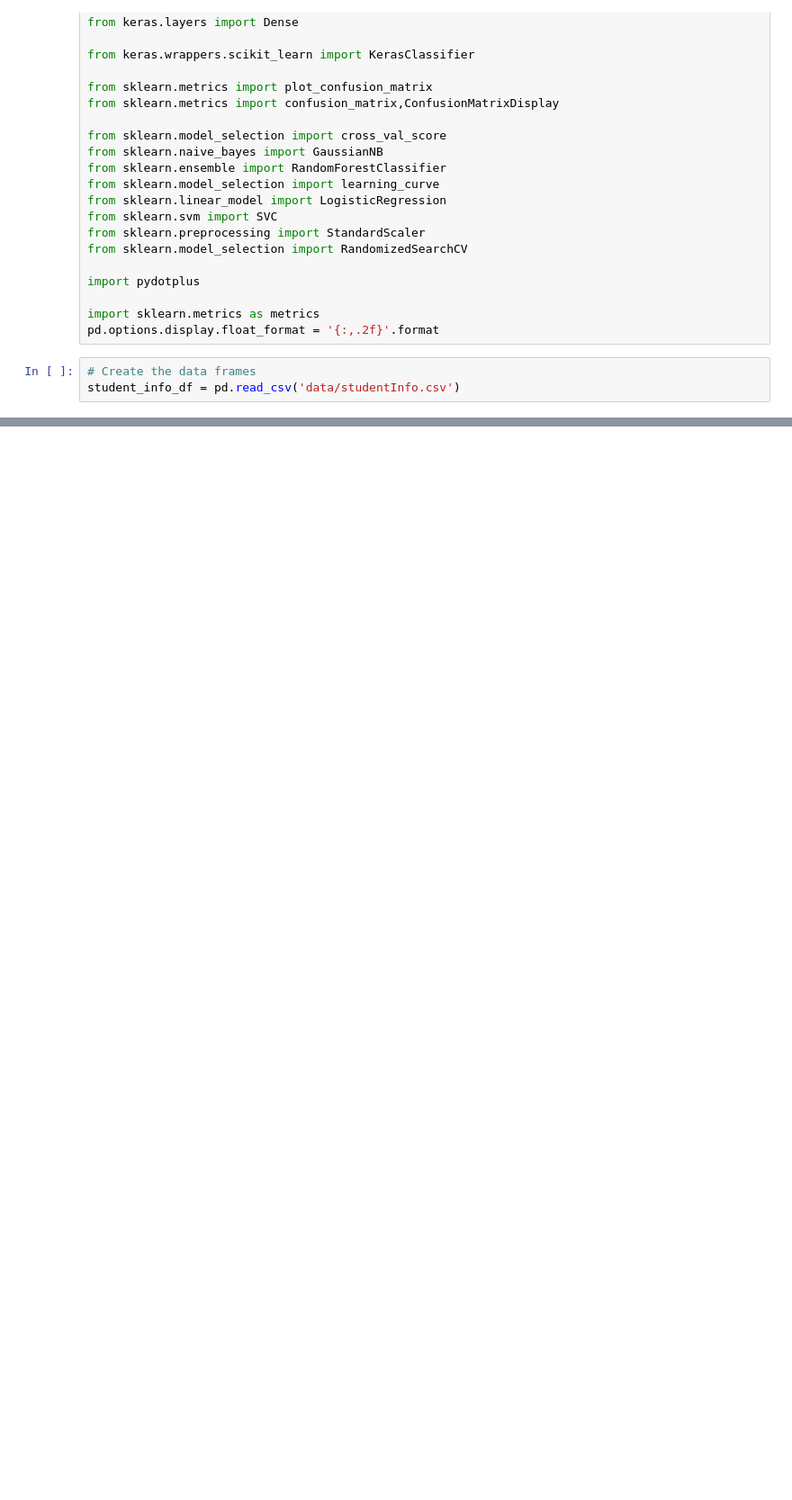
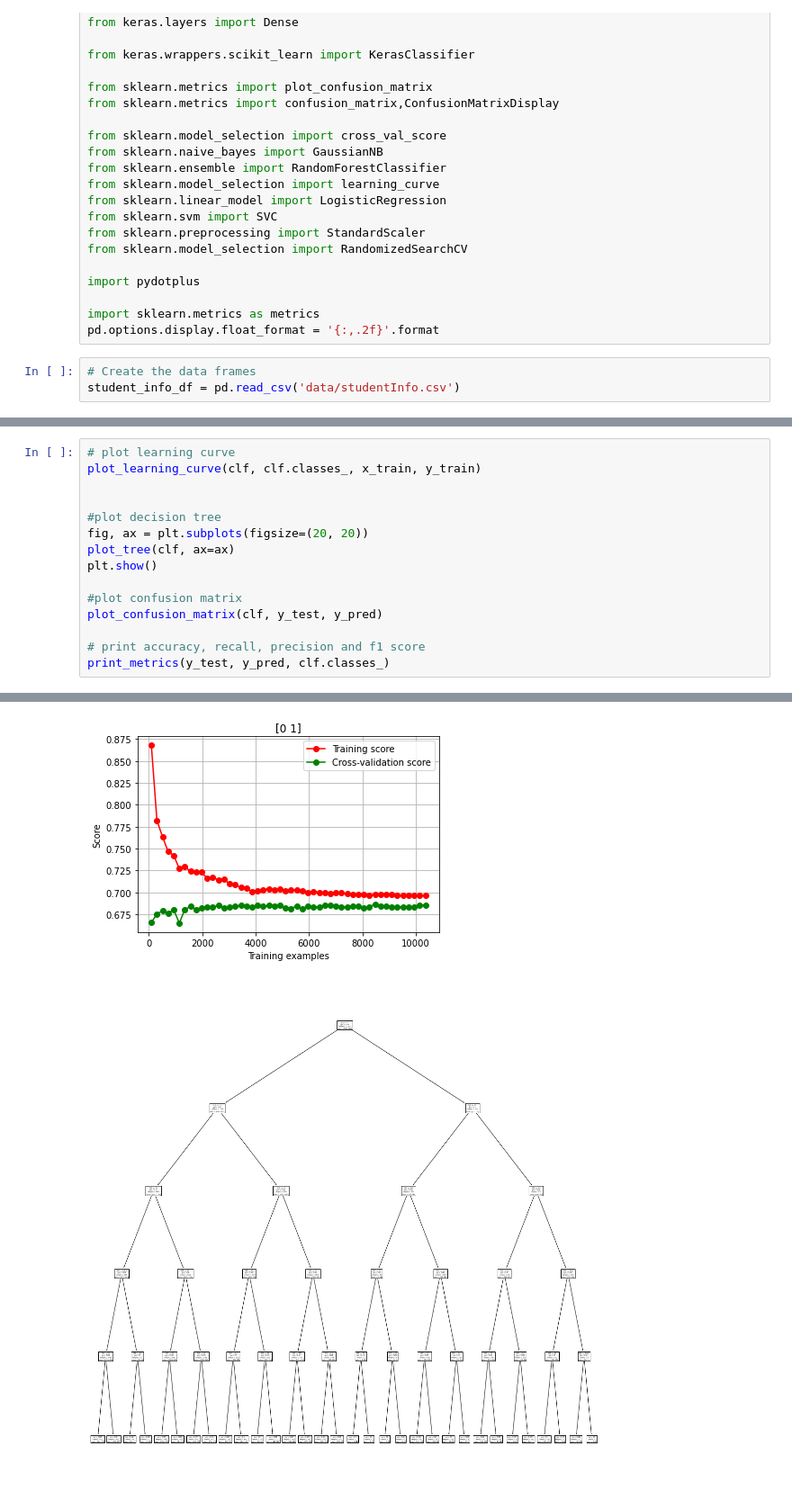
Before and after one commit to randmon/ucll_ti_data_and_ai_group_assignments, a Jupyter notebook: Assignment 3/test.ipynb, the cells around one changed output, grey strips where cells are left out. Shown at 90% size. Drawn from its saved outputs; the diff is of its cells as text; blank space fills up the shorter version.

```diff
--- a/Assignment 3/test.ipynb
+++ b/Assignment 3/test.ipynb
@@ -117,0 +123,16 @@ plt.show()
+# %%
+# plot learning curve
+plot_learning_curve(clf, clf.classes_, x_train, y_train)
+
+
+#plot decision tree
+fig, ax = plt.subplots(figsize=(20, 20))
+plot_tree(clf, ax=ax)
+plt.show()
+
+#plot confusion matrix
+plot_confusion_matrix(clf, y_test, y_pred)
+
+# print accuracy, recall, precision and f1 score
+print_metrics(y_test, y_pred, clf.classes_)
+# %% [output]
@@ -117,0 +146,2 @@ plt.show()
+[figure, added]
+[figure, added]
```
Also changed, not shown: parts of 28 cells of this notebook.
